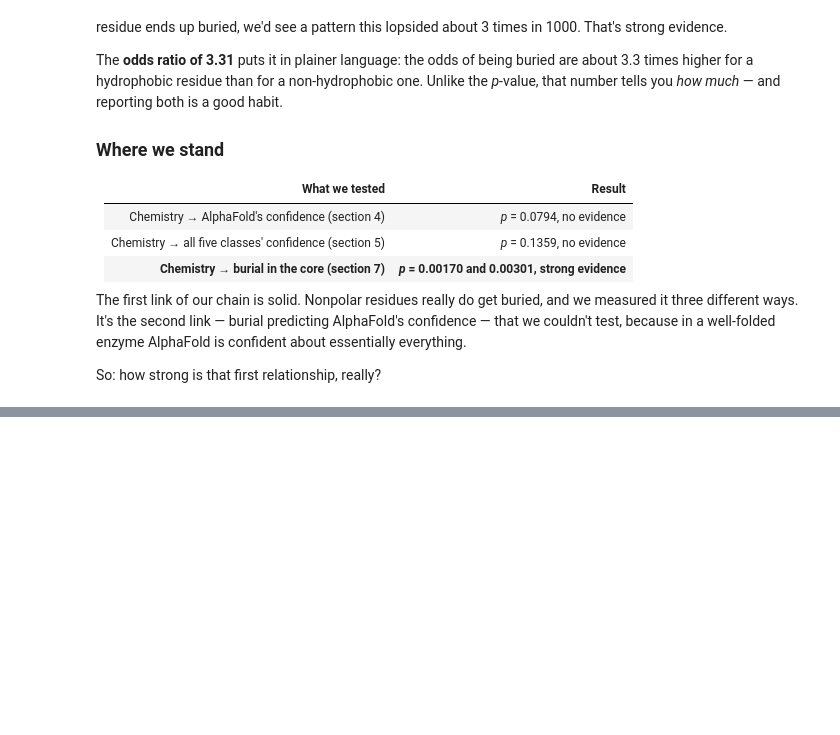
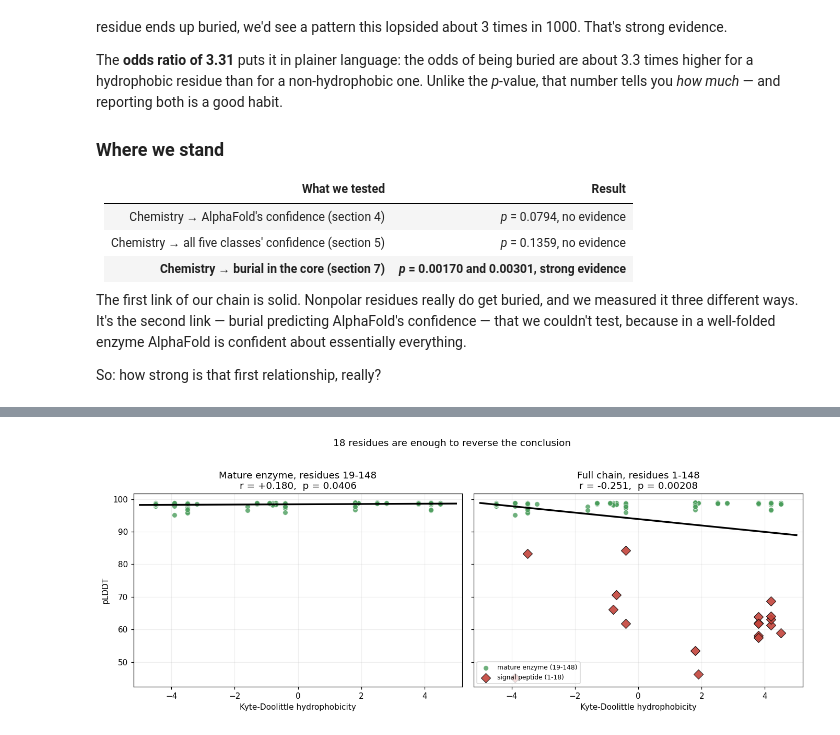
Before and after one commit to legpt/alphafold-confidence-project, a Jupyter notebook: amino_acid_chemistry_confidence.ipynb, the cells around one changed output, grey strips where cells are left out. Cells and saved outputs as stored; diff of their text form; code cells hidden in the pictures; blank space fills up the shorter version.

```diff
--- a/amino_acid_chemistry_confidence.ipynb
+++ b/amino_acid_chemistry_confidence.ipynb
@@ -1285,0 +1416,11 @@ So: how strong is that first relationship, really?
+# %%
+fit_conf = stats.linregress(mature["hydrophobicity"], mature["pLDDT"])
+
+print("Mature enzyme only (residues 19-148)")
+print("-" * 52)
+print(f"  hydrophobicity vs. burial:  r = {fit.rvalue:+.3f},  r2 = {fit.rvalue**2:.3f},  p = {fit.pvalue:.2e}")
+print(f"  hydrophobicity vs. pLDDT :  r = {fit_conf.rvalue:+.3f},  r2 = {fit_conf.rvalue**2:.3f},  p = {fit_conf.pvalue:.4f}")
+print()
+print(f"  slope: {fit_conf.slope:+.3f} pLDDT points per hydrophobicity unit")
+print(f"  across the full -4.5 to +4.5 scale that is a total change of "
+      f"{fit_conf.slope*9:.2f} pLDDT points")
@@ -1285,0 +1515,35 @@ So: how strong is that first relationship, really?
+# %%
+fig, (ax1, ax2) = plt.subplots(1, 2, figsize=(12.5, 4.8), sharey=True)
+
+xs = np.linspace(-5, 5, 100)
+
+# --- Left: mature enzyme only ---
+ax1.scatter(mature["hydrophobicity"], mature["pLDDT"], c="#4A9D5B", s=40,
+            alpha=0.8, edgecolor="white", linewidth=0.5)
+ax1.plot(xs, fit_conf.intercept + fit_conf.slope * xs, color="black", linewidth=2.2)
+ax1.set_title(f"Mature enzyme, residues 19-148\nr = {fit_conf.rvalue:+.3f},  p = {fit_conf.pvalue:.4f}")
+ax1.set_xlabel("Kyte-Doolittle hydrophobicity")
+ax1.set_ylabel("pLDDT")
+
+# --- Right: the full chain, signal peptide included ---
+is_signal = lyso["position"] <= SIGNAL_PEPTIDE_END
+ax2.scatter(lyso.loc[~is_signal, "hydrophobicity"], lyso.loc[~is_signal, "pLDDT"],
+            c="#4A9D5B", s=40, alpha=0.8, edgecolor="white", linewidth=0.5,
+            label="mature enzyme (19-148)")
+ax2.scatter(lyso.loc[is_signal, "hydrophobicity"], lyso.loc[is_signal, "pLDDT"],
+            c="#C4453C", s=70, alpha=0.9, edgecolor="black", linewidth=0.7,
+            marker="D", label="signal peptide (1-18)")
+ax2.plot(xs, lyso_fit.intercept + lyso_fit.slope * xs, color="black", linewidth=2.2)
+ax2.set_title(f"Full chain, residues 1-148\nr = {lyso_fit.rvalue:+.3f},  p = {lyso_fit.pvalue:.5f}")
+ax2.set_xlabel("Kyte-Doolittle hydrophobicity")
+ax2.legend(fontsize=8, loc="lower left")
+
+for ax in (ax1, ax2):
+    ax.grid(alpha=0.2)
+    ax.set_xlim(-5.2, 5.2)
+
+fig.suptitle("18 residues are enough to reverse the conclusion", y=1.02, fontsize=12)
+plt.tight_layout()
+plt.show()
+# %% [output]
+[figure, added]
```
Also changed, not shown: parts of 11 cells of this notebook, 2 other files.
